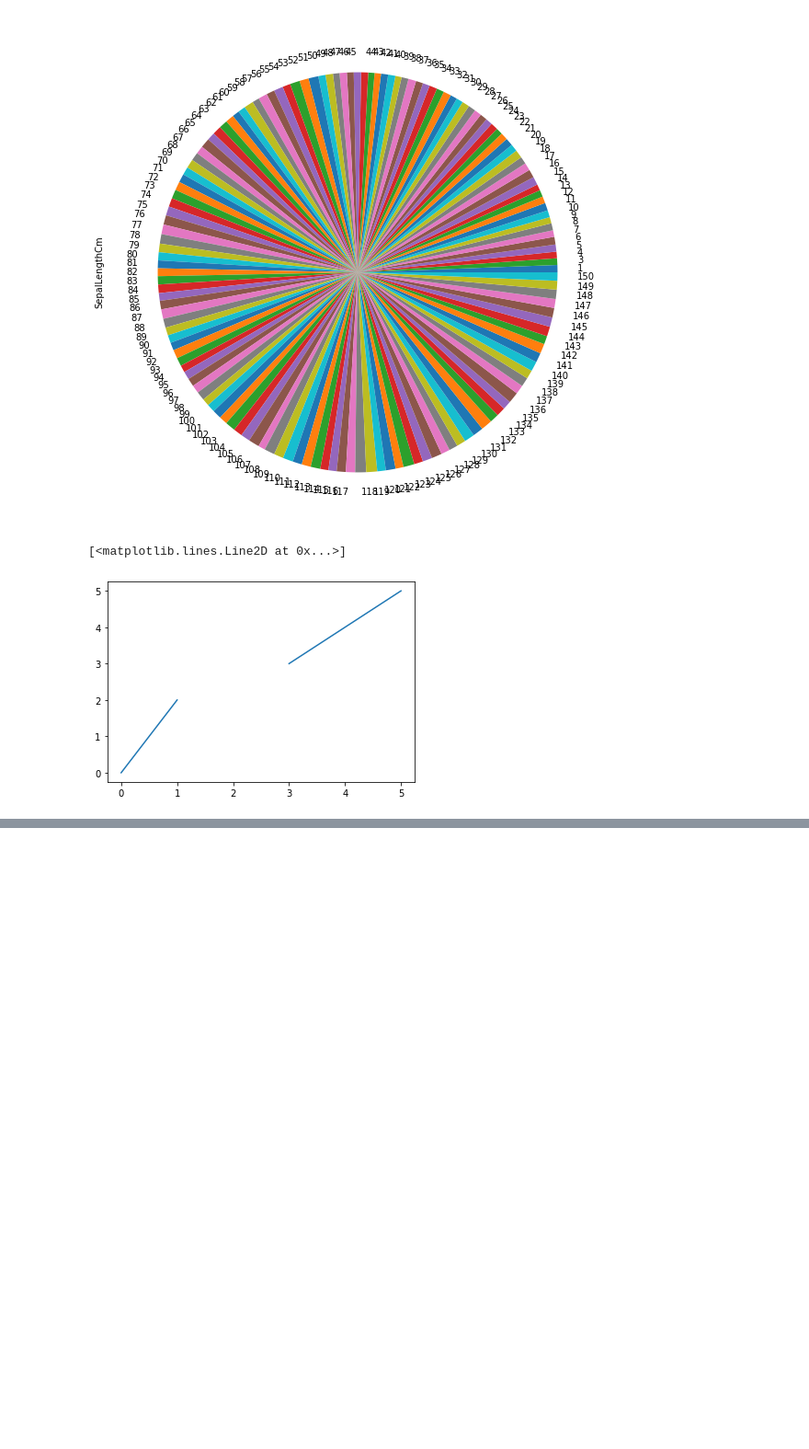
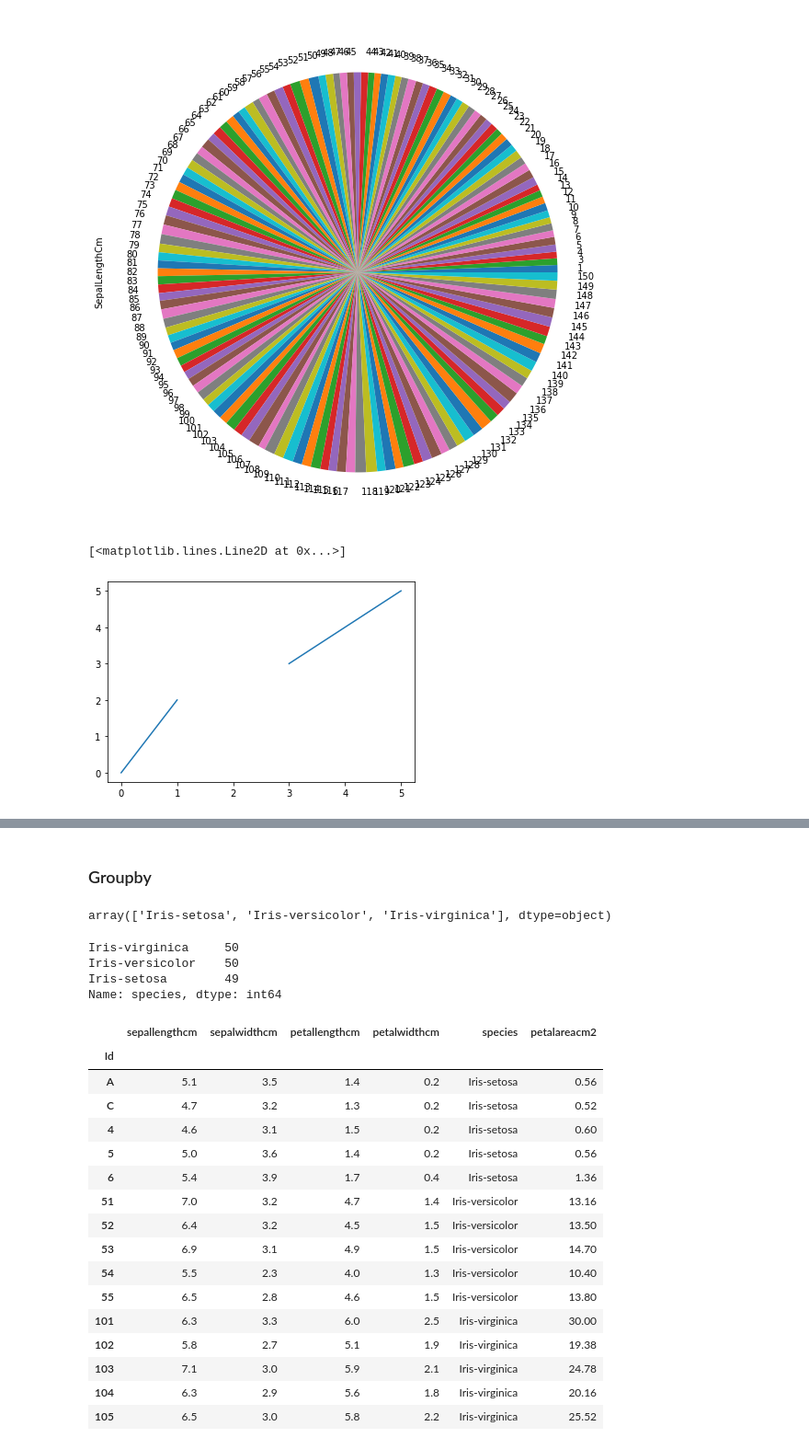
Before and after one commit to pramodkachare/Python_course, a Jupyter notebook: Module-5.ipynb, the cells around one changed output, grey strips where cells are left out. Shown at 92% size. Drawn from its saved outputs; the diff is of its cells as text; code cells hidden in the pictures; blank space fills up the shorter version.

Commit message:
Update Module-5.ipynb
Added pandas functions groupby, value_count

```diff
--- a/Module-5.ipynb
+++ b/Module-5.ipynb
@@ -539,0 +558,3 @@ plt.plot(a)
+# %%
+df['PetalAreaCm2'] = df['PetalWidthCm']*df['PetalLengthCm']
+df.head()
@@ -539,0 +569,3 @@ plt.plot(a)
+# %%
+df.iloc[:, 5] = df.iloc[:, 2]*df.iloc[:, 3]*2
+df
@@ -539,0 +593,3 @@ plt.plot(a)
+# %%
+df.rename(columns=str.lower, inplace=True)
+df.head()
@@ -539,0 +604,3 @@ plt.plot(a)
+# %%
+df.rename(index={3: 'C', 2:'B'}, inplace=True, errors='ignore')
+df.head()
@@ -539,0 +645,34 @@ plt.plot(a)
+# %% [markdown]
+### Groupby
+# %%
+import numpy as np
+np.unique(df['species'].values)
+# %% [output]
+array(['Iris-setosa', 'Iris-versicolor', 'Iris-virginica'], dtype=object)
+# %%
+df['species'].value_counts()
+# %% [output]
+Iris-virginica     50
+Iris-versicolor    50
+Iris-setosa        49
+Name: species, dtype: int64
+# %%
+df.groupby('species').head()
+# %% [output]
+|  | sepallengthcm | sepalwidthcm | petallengthcm | petalwidthcm | species | petalareacm2 |
+| Id |  |  |  |  |  |  |
+| A | 5.1 | 3.5 | 1.4 | 0.2 | Iris-setosa | 0.56 |
+| C | 4.7 | 3.2 | 1.3 | 0.2 | Iris-setosa | 0.52 |
+| 4 | 4.6 | 3.1 | 1.5 | 0.2 | Iris-setosa | 0.60 |
+| 5 | 5.0 | 3.6 | 1.4 | 0.2 | Iris-setosa | 0.56 |
+| 6 | 5.4 | 3.9 | 1.7 | 0.4 | Iris-setosa | 1.36 |
+| 51 | 7.0 | 3.2 | 4.7 | 1.4 | Iris-versicolor | 13.16 |
+| 52 | 6.4 | 3.2 | 4.5 | 1.5 | Iris-versicolor | 13.50 |
+| 53 | 6.9 | 3.1 | 4.9 | 1.5 | Iris-versicolor | 14.70 |
+| 54 | 5.5 | 2.3 | 4.0 | 1.3 | Iris-versicolor | 10.40 |
+| 55 | 6.5 | 2.8 | 4.6 | 1.5 | Iris-versicolor | 13.80 |
+| 101 | 6.3 | 3.3 | 6.0 | 2.5 | Iris-virginica | 30.00 |
+| 102 | 5.8 | 2.7 | 5.1 | 1.9 | Iris-virginica | 19.38 |
+| 103 | 7.1 | 3.0 | 5.9 | 2.1 | Iris-virginica | 24.78 |
+| 104 | 6.3 | 2.9 | 5.6 | 1.8 | Iris-virginica | 20.16 |
+| 105 | 6.5 | 3.0 | 5.8 | 2.2 | Iris-virginica | 25.52 |
```
Also changed, not shown: parts of 25 cells of this notebook.
